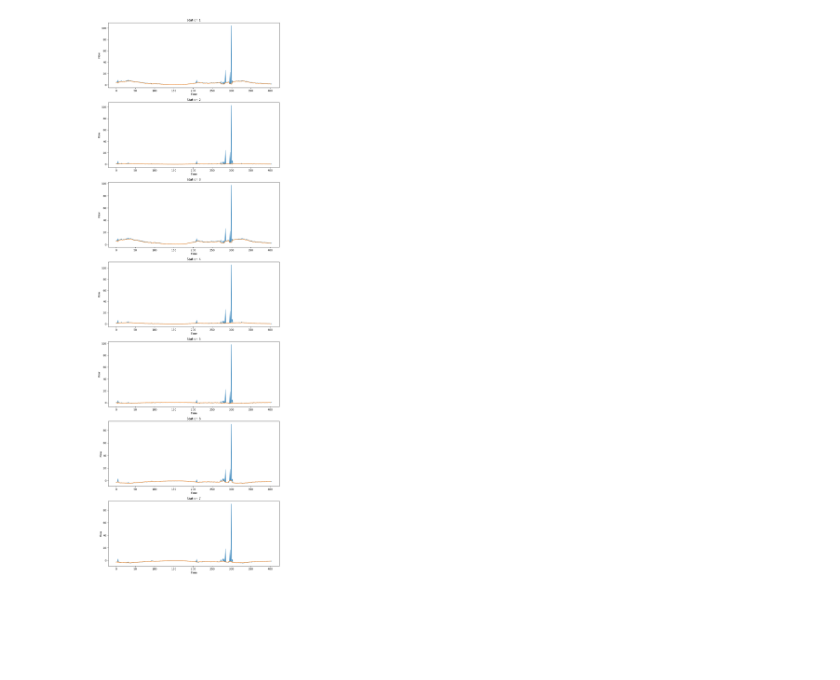
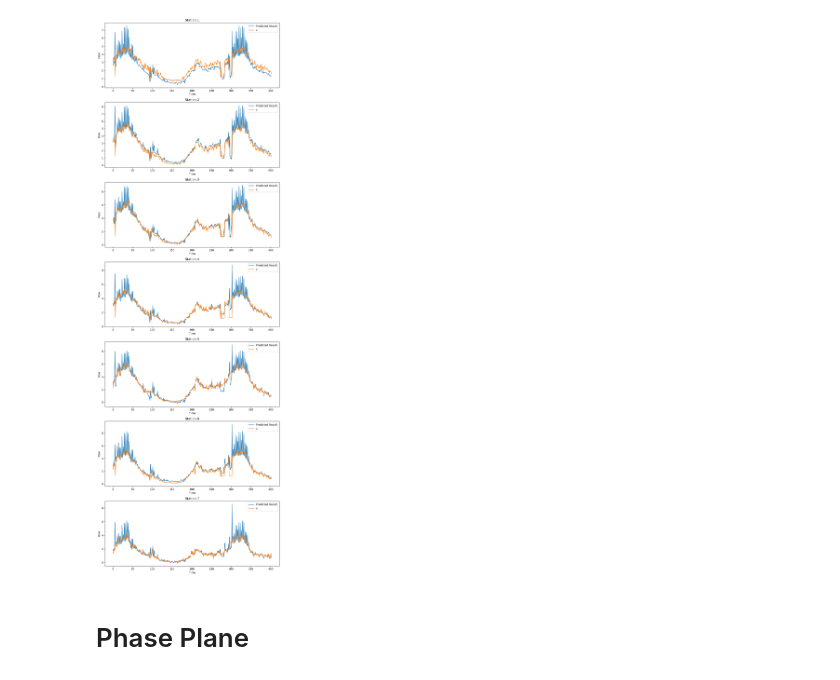
Before and after one commit to wzh96/Traffic_Network_Flow_Dynamics, a Jupyter notebook: Result_visualization.ipynb, the cells around one changed output. Cells and saved outputs as stored; diff of their text form; code cells hidden in the pictures; blank space fills up the shorter version.

```diff
--- a/Result_visualization.ipynb
+++ b/Result_visualization.ipynb
@@ -13,12 +13,14 @@ with open('Results/final_output.pkl', 'rb') as f:
     results = pickle.load(f)
 
 X_ori = results['x'].cpu().detach().numpy()
+dx_ori = results['dx'].cpu().detach().numpy()
 z = results['z'].cpu().detach().numpy()
 sindy_coeff = results['sindy_coefficients'].cpu().detach().numpy()
 Theta = results['Theta'].cpu().detach().numpy()
 
 measured_index = [i*params['embedding_dimension'] for i in range(params['partial_measurement'])]
 X_ori = X_ori[:, measured_index]
+dx_ori = dx_ori[:, measured_index]
 # %%
 train_loss = np.load("Results/train_loss.npy")
 val_loss = np.load("Results/val_loss.npy")
@@ -42,8 +44,9 @@ fig, axs = plt.subplots(nrows=X_ori.shape[1], ncols=1, figsize=(10, 20))
 
 # Plot each column in a separate subplot
 for i in range(X_ori.shape[1]):
-    axs[i].plot(X_ori[:, i])
-    axs[i].plot(z[:,i])
+    axs[i].plot(X_ori[:, i], label = 'X_ori')
+    axs[i].plot(z[:,i], label = 'z')
+    axs[i].legend()
 
 # Add titles and axis labels to the subplots
 for i, ax in enumerate(axs):
@@ -79,12 +82,14 @@ plt.show()
 dz_predict = results['dz_predict'].cpu().detach().numpy()
 dz = results['dz'].cpu().detach().numpy()
 # %%
-fig, axs = plt.subplots(nrows=z.shape[1], ncols=1, figsize=(10, 30))
+fig, axs = plt.subplots(nrows=dx_ori.shape[1], ncols=1, figsize=(10, 30))
 
 # Plot each column in a separate subplot
-for i in range(z.shape[1]):
-    axs[i].plot(dz[:, i])
-    axs[i].plot(dz_predict[:,i])
+for i in range(dx_ori.shape[1]):
+    axs[i].plot(dz[:, i], label = 'dz')
+    axs[i].plot(dz_predict[:,i], label = 'dz_sindy')
+    axs[i].plot(dx_ori[:,i], label = 'dx')
+    axs[i].legend()
 
 # Add titles and axis labels to the subplots
 for i, ax in enumerate(axs):
@@ -100,8 +105,8 @@ plt.show()
 # %%
 #Simulate data with discovered governing equations
-total_sim_timestep = 405
+total_sim_timestep = 402
 total_pred_step = 3
-s = (total_sim_timestep, 7)
+s = (total_sim_timestep, 10)
 sim_result = np.zeros(s)
 # %%
 from sindy_utils import sindy_library
@@ -117,19 +154,22 @@ for t in range(0,total_sim_timestep,total_pred_step):
 # %%
-fig, axs = plt.subplots(nrows=z.shape[1], ncols=1, figsize=(10, 30))
+fig, axs = plt.subplots(nrows=X_ori.shape[1], ncols=1, figsize=(10, 30))
 
 # Plot each column in a separate subplot
-for i in range(z.shape[1]):
-    axs[i].plot(sim_result[:, i])
-    axs[i].plot(z[:,i])
+for i in range(X_ori.shape[1]):
+    axs[i].plot(sim_result[:, i], label = 'Predicted Result')
+    axs[i].plot(X_ori[:,i], label = 'x')
+    axs[i].legend()
 
 # Add titles and axis labels to the subplots
 for i, ax in enumerate(axs):
     ax.set_title(f'Station {i+1}')
     ax.set_xlabel('Time')
     ax.set_ylabel('Flow')
 
 # Show the figure
 plt.tight_layout()
 plt.show()
 # %% [output]
-[figure, old version]
+[figure, new version]
+# %% [markdown]
+# Phase Plane
```
Also changed, not shown: parts of 8 cells of this notebook, 11 other files.
